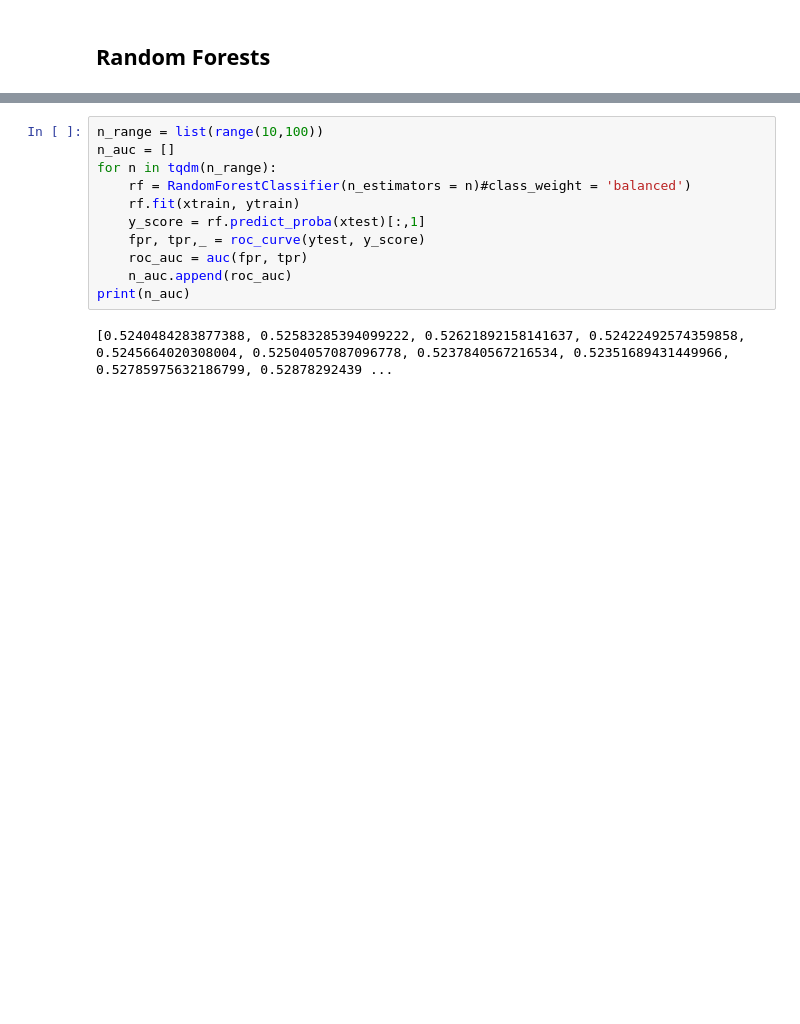
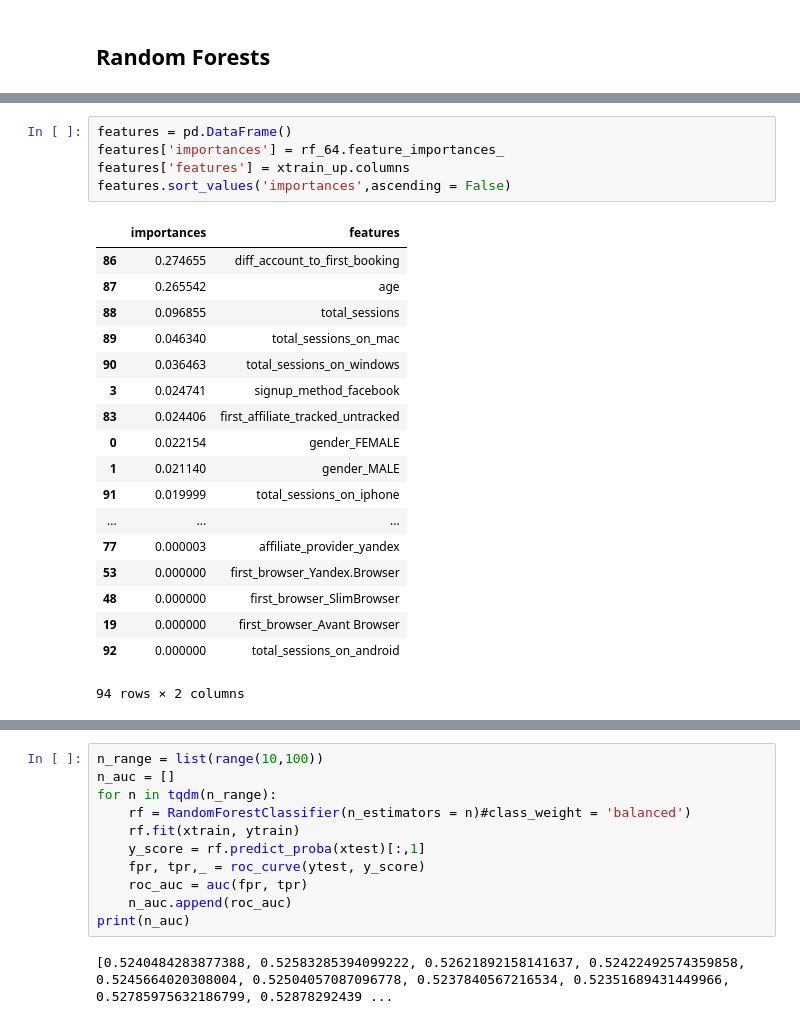
Before and after one commit to emilyageller/Geller_Metis, a Jupyter notebook: Project 3/Project3_Part3_modeling.ipynb, the cells around one changed output, grey strips where cells are left out. Cells and saved outputs as stored; diff of their text form; blank space fills up the shorter version.

```diff
--- a/Project 3/Project3_Part3_modeling.ipynb
+++ b/Project 3/Project3_Part3_modeling.ipynb
@@ -185,0 +306,24 @@ avg / total       0.61      0.53      0.55     17782
+# %%
+features = pd.DataFrame()
+features['importances'] = rf_64.feature_importances_
+features['features'] = xtrain_up.columns
+features.sort_values('importances',ascending = False)
+# %% [output]
+|  | importances | features |
+| 86 | 0.274655 | diff_account_to_first_booking |
+| 87 | 0.265542 | age |
+| 88 | 0.096855 | total_sessions |
+| 89 | 0.046340 | total_sessions_on_mac |
+| 90 | 0.036463 | total_sessions_on_windows |
+| 3 | 0.024741 | signup_method_facebook |
+| 83 | 0.024406 | first_affiliate_tracked_untracked |
+| 0 | 0.022154 | gender_FEMALE |
+| 1 | 0.021140 | gender_MALE |
+| 91 | 0.019999 | total_sessions_on_iphone |
+| ... | ... | ... |
+| 77 | 0.000003 | affiliate_provider_yandex |
+| 53 | 0.000000 | first_browser_Yandex.Browser |
+| 48 | 0.000000 | first_browser_SlimBrowser |
+| 19 | 0.000000 | first_browser_Avant Browser |
+| 92 | 0.000000 | total_sessions_on_android |
+94 rows × 2 columns
```
Also changed, not shown: parts of 29 cells of this notebook, 5 other files.
